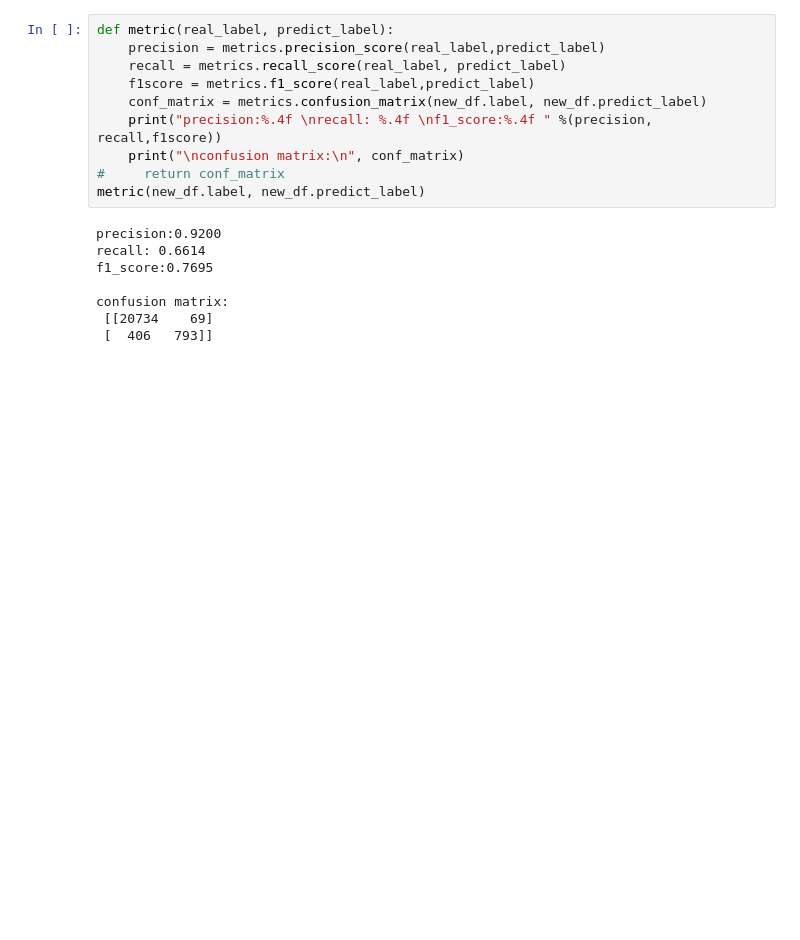
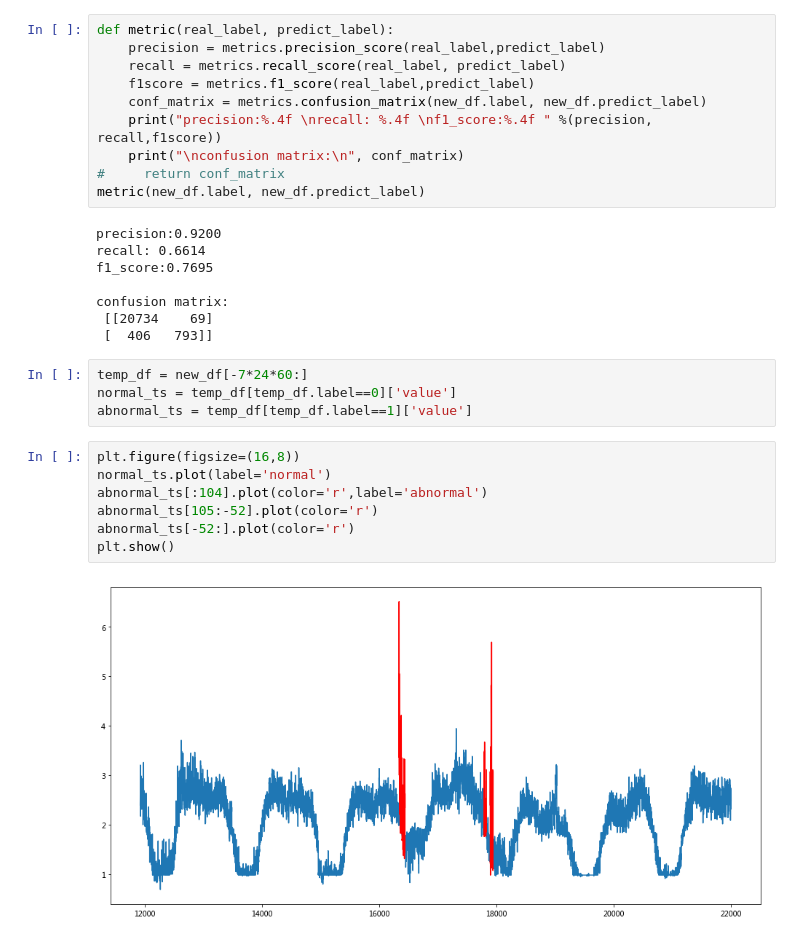
Before and after one commit to zhiyedan/kg234-essay-awifi, a Jupyter notebook: essay/pys/anomal_detect.ipynb, the cells around one changed output. Drawn from its saved outputs; the diff is of its cells as text; blank space fills up the shorter version.

```diff
--- a/essay/pys/anomal_detect.ipynb
+++ b/essay/pys/anomal_detect.ipynb
@@ -79,3 +70,16 @@ f1_score:0.7695
 confusion matrix:
  [[20734    69]
  [  406   793]]
+# %%
+temp_df = new_df[-7*24*60:]
+normal_ts = temp_df[temp_df.label==0]['value']
+abnormal_ts = temp_df[temp_df.label==1]['value']
+# %%
+plt.figure(figsize=(16,8))
+normal_ts.plot(label='normal')
+abnormal_ts[:104].plot(color='r',label='abnormal')
+abnormal_ts[105:-52].plot(color='r')
+abnormal_ts[-52:].plot(color='r')
+plt.show()
+# %% [output]
+[figure, added]
```
Also changed, not shown: parts of 5 cells of this notebook, 24 other files.
